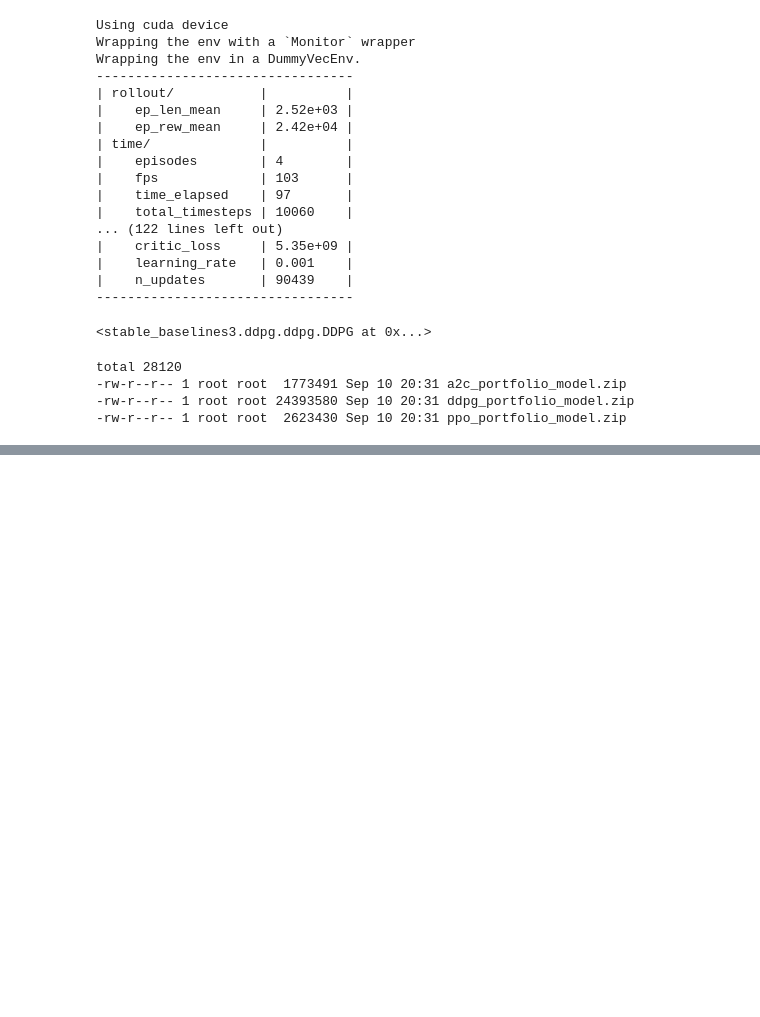
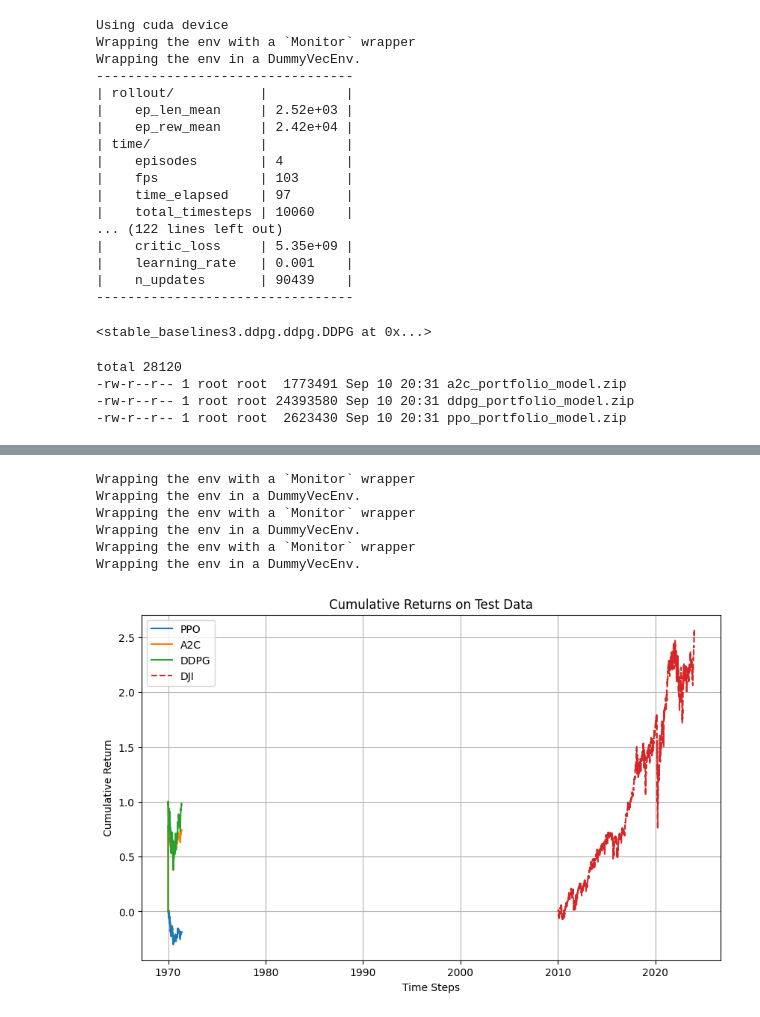
Before and after one commit to Anthony-Ho/IRP, a Jupyter notebook: Portfolio_alloaction_from_scratch.ipynb, the cells around one changed output, grey strips where cells are left out. Drawn from its saved outputs; the diff is of its cells as text; code cells hidden in the pictures; blank space fills up the shorter version.

Commit message:
Add benchmark comparison (unfinished)

```diff
--- a/Portfolio_alloaction_from_scratch.ipynb
+++ b/Portfolio_alloaction_from_scratch.ipynb
@@ -711,0 +736,19 @@ total 28120
+# %%
+# Create the test environment
+test_env = PortfolioAllocationEnv(df=trade_df, initial_balance=100000, tic_list=tic_list, transaction_fee_rate=0.001)
+
+# Load the trained PPO model
+ppo_model = PPO.load("./models/ppo_portfolio_model", env=test_env)
+
+# Load the trained A2C model
+a2c_model = A2C.load("./models/a2c_portfolio_model", env=test_env)
+
+# Load the trained DDPG model
+ddpg_model = DDPG.load("./models/ddpg_portfolio_model", env=test_env)
+# %% [output]
+Wrapping the env with a `Monitor` wrapper
+Wrapping the env in a DummyVecEnv.
+Wrapping the env with a `Monitor` wrapper
+Wrapping the env in a DummyVecEnv.
+Wrapping the env with a `Monitor` wrapper
+Wrapping the env in a DummyVecEnv.
@@ -711,0 +769,34 @@ total 28120
+# %%
+# Test PPO model on the test data
+ppo_portfolio_values, ppo_cumulative_return = test_agent_performance(ppo_model, test_env)
+
+# Test A2C model on the test data
+a2c_portfolio_values, a2c_cumulative_return = test_agent_performance(a2c_model, test_env)
+
+# Test DDPG model on the test data
+ddpg_portfolio_values, ddpg_cumulative_return = test_agent_performance(ddpg_model, test_env)
+# %%
+import matplotlib.pyplot as plt
+
+# Calculate cumulative returns for each agent over time
+ppo_cumulative_returns = (np.array(ppo_portfolio_values) / ppo_portfolio_values[0]) - 1
+a2c_cumulative_returns = (np.array(a2c_portfolio_values) / a2c_portfolio_values[0]) - 1
+ddpg_cumulative_returns = (np.array(ddpg_portfolio_values) / ddpg_portfolio_values[0]) - 1
+
+# Plot cumulative returns
+plt.figure(figsize=(10, 6))
+plt.plot(ppo_cumulative_returns, label="PPO")
+plt.plot(a2c_cumulative_returns, label="A2C")
+plt.plot(ddpg_cumulative_returns, label="DDPG")
+
+# Add DJI benchmark cumulative returns (assuming you already have it)
+plt.plot(dji_cumulative_return, label="DJI", linestyle="--")
+
+plt.title("Cumulative Returns on Test Data")
+plt.xlabel("Time Steps")
+plt.ylabel("Cumulative Return")
+plt.legend()
+plt.grid(True)
+plt.show()
+# %% [output]
+[figure, added]
```
Also changed, not shown: parts of 3 cells of this notebook.
